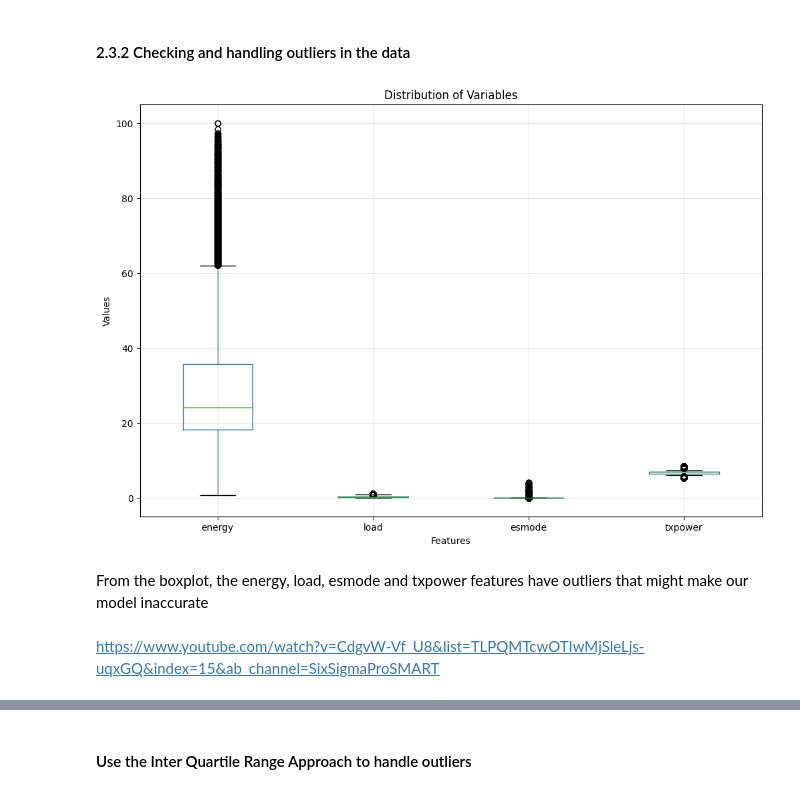
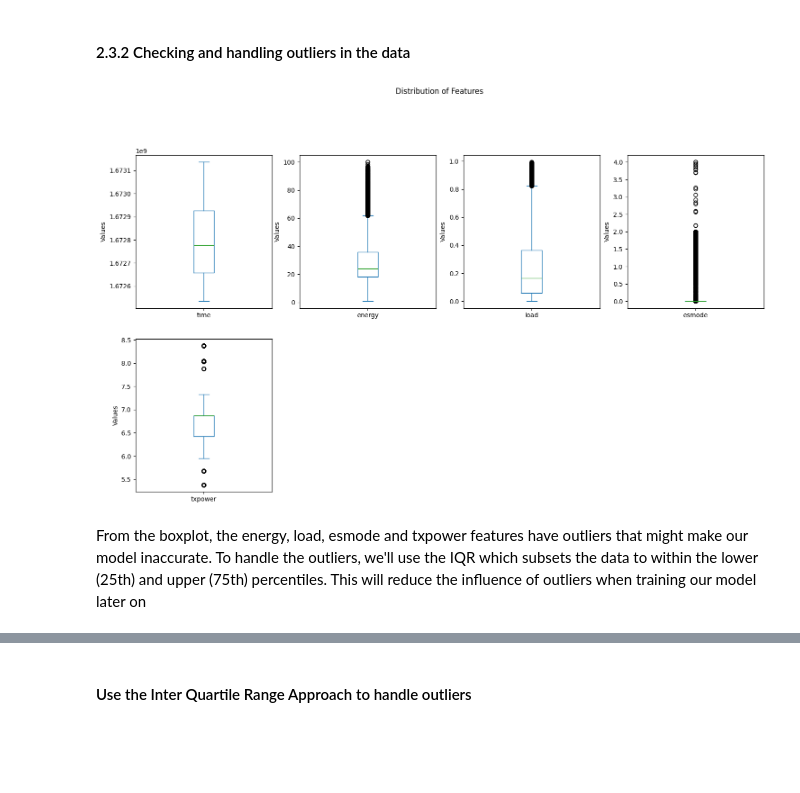
Before and after one commit to normanmunge/5G-energy-consumption-analysis, a Jupyter notebook: 5g-consumption-analysis-model.ipynb, the cells around one changed output, grey strips where cells are left out. Saved outputs shown, nothing was run; the diff lists cells and outputs as text; code cells hidden in the pictures; blank space fills up the shorter version.

```diff
--- a/5g-consumption-analysis-model.ipynb
+++ b/5g-consumption-analysis-model.ipynb
@@ -162,16 +160,10 @@ energy_df.drop('date_time', axis=1)
 # %% [markdown]
 #### 2.3.2 Checking and handling outliers in the data
-# %%
-plt.figure(figsize=(12,8))
-plt.xlabel('Features')
-plt.ylabel('Values')
-plt.title('Distribution of Variables')
-plt.grid(alpha=0.3)
-energy_df.boxplot()
-plt.show()
-# %% [output]
-[figure, removed]
+# %%
+# Create a boxplot to see the distribution of data basing on the upper and lower percentiles
+energy_df.plot(kind ='box', subplots=True, figsize=(18,15), layout =(3,4), ylabel='Values', title='Distribution of Features')
+plt.show()
+# %% [output]
+[figure, added]
 # %% [markdown]
-From the boxplot, the energy, load, esmode and txpower features have outliers that might make our model inaccurate
+From the boxplot, the energy, load, esmode and txpower features have outliers that might make our model inaccurate. To handle the outliers, we'll use the IQR which subsets the data to within the lower (25th) and upper (75th) percentiles. This will reduce the influence of outliers when training our model later on
-# %% [markdown]
-https://www.youtube.com/watch?v=CdgvW-Vf_U8&list=TLPQMTcwOTIwMjSleLjs-uqxGQ&index=15&ab_channel=SixSigmaProSMART
```
Also changed, not shown: parts of 47 cells of this notebook.
